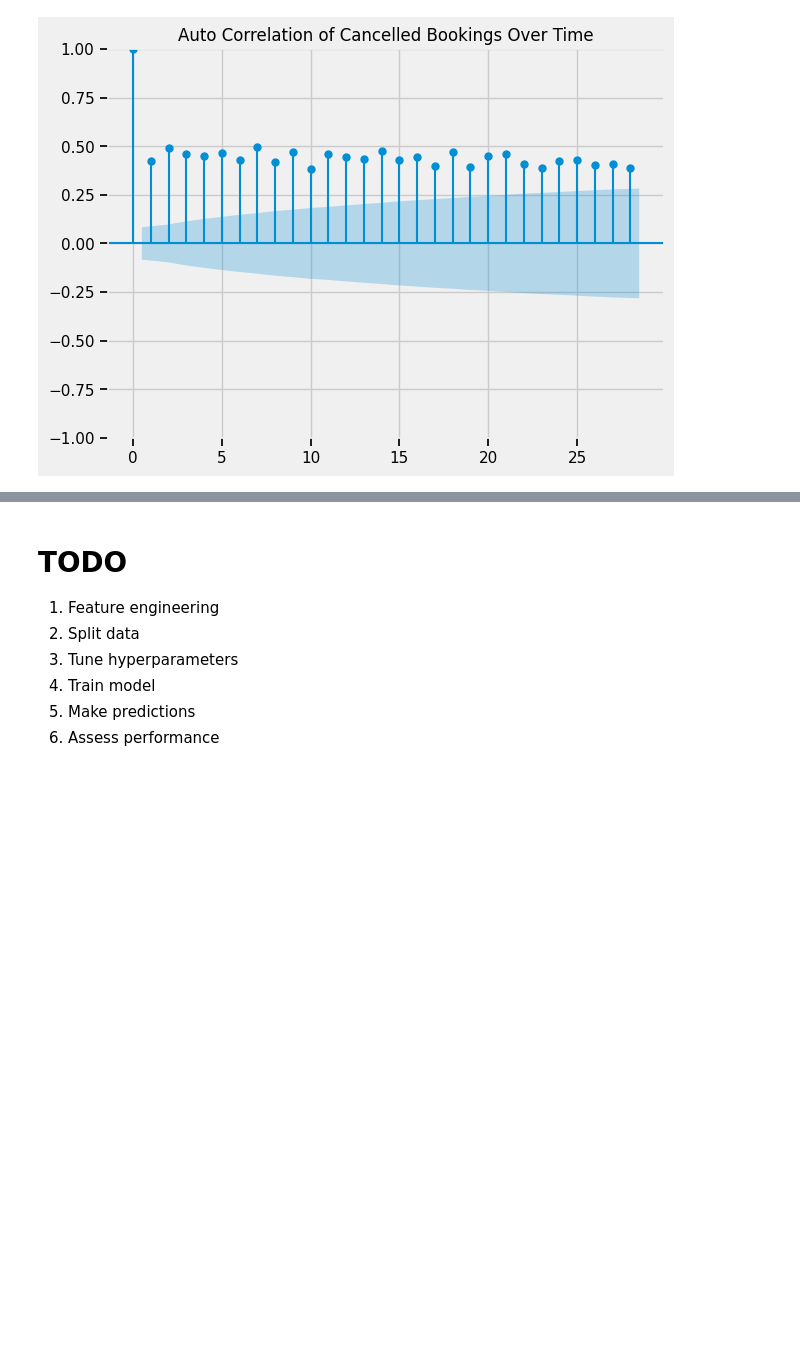
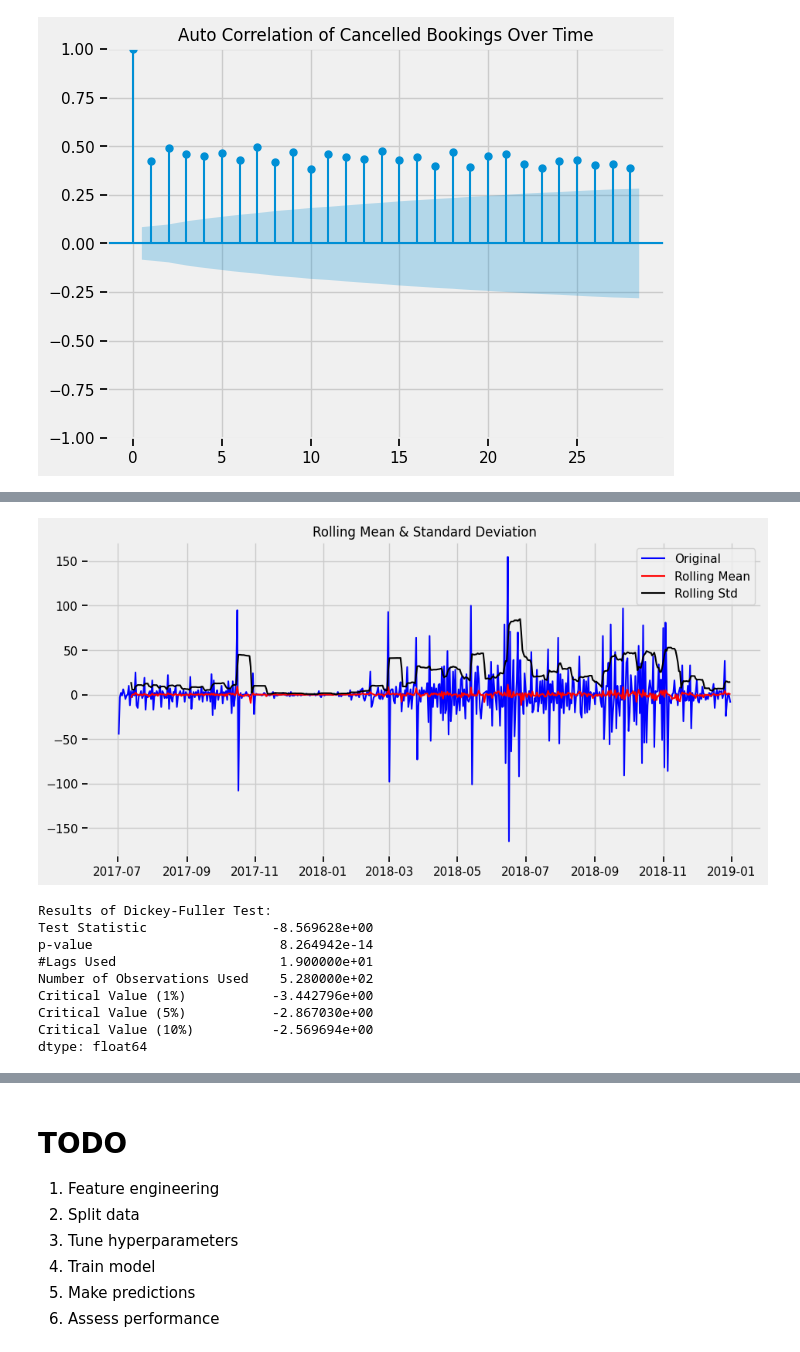
Before and after one commit to dtt101/alchemy, a Jupyter notebook: notebooks/competition-hotels.ipynb, the cells around one changed output, grey strips where cells are left out. Cells and saved outputs as stored; diff of their text form; code cells hidden in the pictures; blank space fills up the shorter version.

```diff
--- a/notebooks/competition-hotels.ipynb
+++ b/notebooks/competition-hotels.ipynb
@@ -461,3 +494,19 @@ hotels.head()
+# %%
+# use the diff method to remove the trend
+bookings_over_time_stationary = bookings_over_time['Canceled'].diff().dropna()
+
+test_stationarity(bookings_over_time_stationary)
+# %% [output]
+[figure, added]
+Results of Dickey-Fuller Test:
+Test Statistic                -8.569628e+00
+p-value                        8.264942e-14
+#Lags Used                     1.900000e+01
+Number of Observations Used    5.280000e+02
+Critical Value (1%)           -3.442796e+00
+Critical Value (5%)           -2.867030e+00
+Critical Value (10%)          -2.569694e+00
+dtype: float64
 # %% [markdown]
 # TODO
 
```
Also changed, not shown: parts of 4 cells of this notebook.
